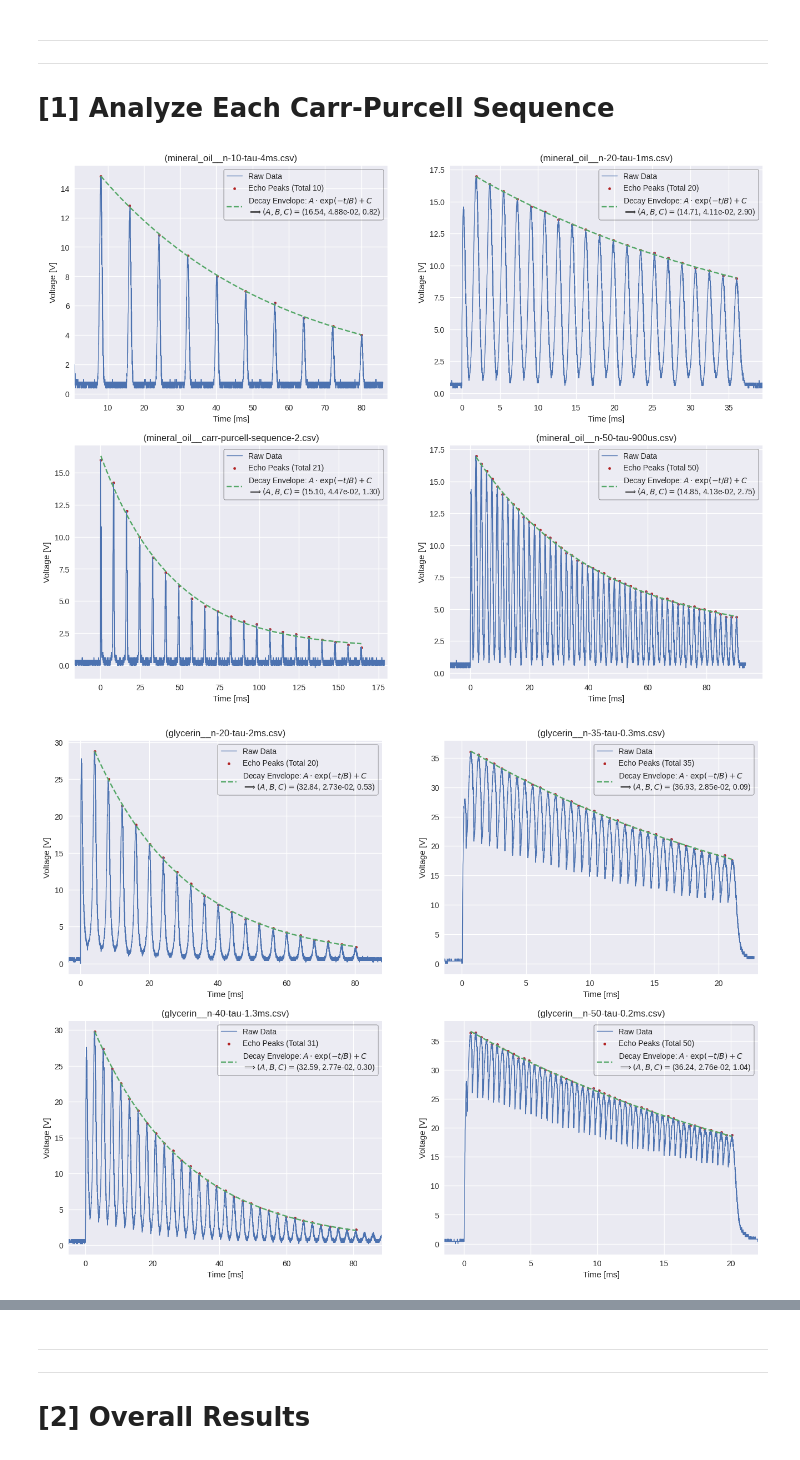
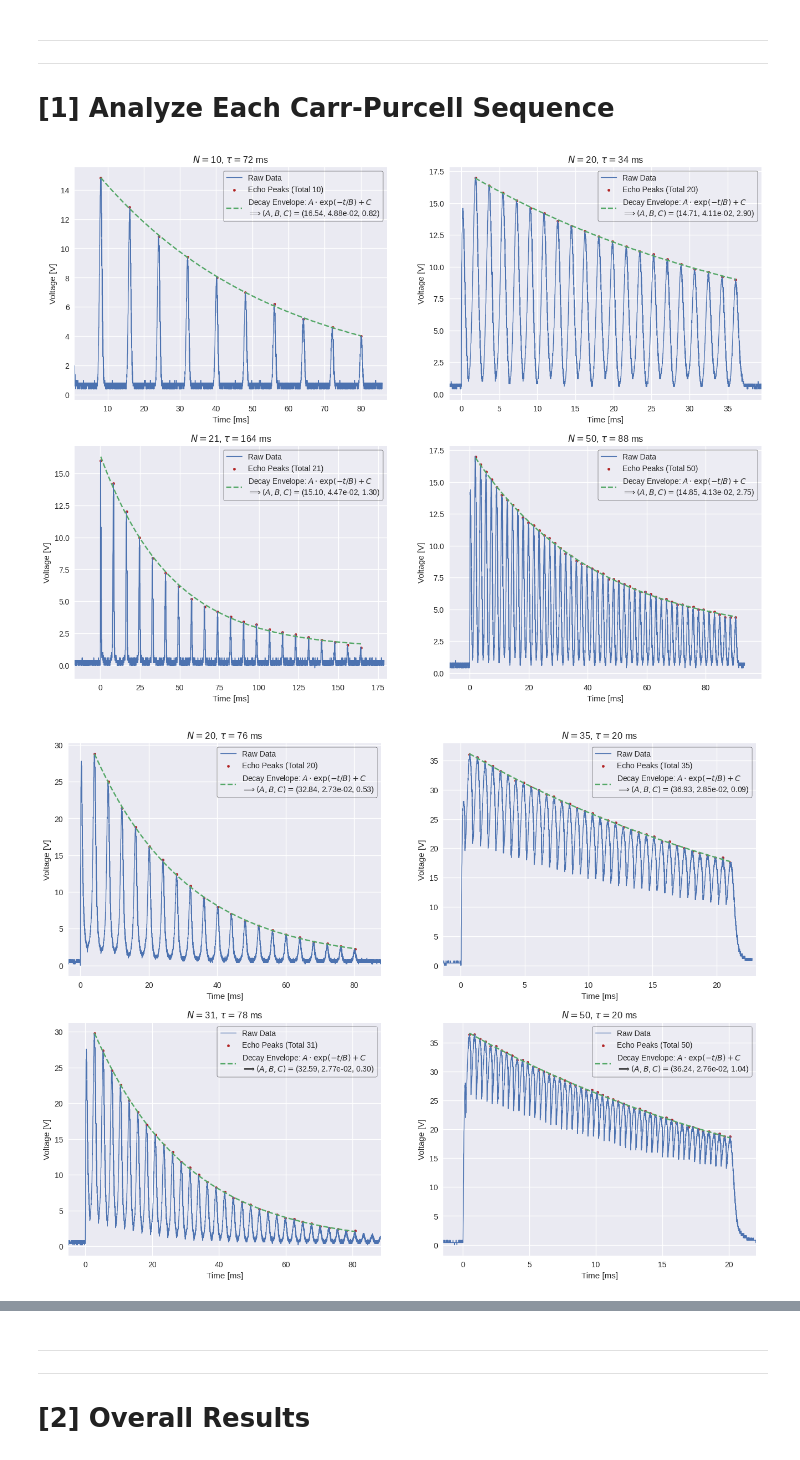
Before and after one commit to ahmedali6395/exp_modern_phys_388, a Jupyter notebook: nmr/purcell_v2.ipynb, the cells around one changed output, grey strips where cells are left out. Drawn from its saved outputs; the diff is of its cells as text; code cells hidden in the pictures.

Commit message:
code: add "N=..., tau=..." to title instead of filename

```diff
--- a/nmr/purcell_v2.ipynb
+++ b/nmr/purcell_v2.ipynb
@@ -22,7 +22,7 @@ def plot_purcell(
     cols            : tuple[int]   = [3,4],
     curve_fit_guess : tuple[float] = (10, 0.01, 1),
     idx_peaks2skip  : tuple[int]   = [],
-    title           : str          = '',
+    # title           : str          = '',
     tmin            : float        = None,  ## units of ms
     tmax            : float        = None,
     ax              : plt.Axes     = None,
@@ -157,7 +157,8 @@ def plot_purcell(
 
     ax.set_xlabel('Time [ms]')
     ax.set_ylabel('Voltage [V]')
-    ax.set_title(title)
+    # ax.set_title(title)
+
 
 
 
@@ -169,6 +170,17 @@ def plot_purcell(
         (t_min - padding*t_diff) * 1e3,
         (t_max + padding*t_diff) * 1e3,
     )
+
+
+
+
+    ax.set_title(
+        r'$N = $'
+        f'{len(idx_peaks)}, '
+        r'$\tau = $'
+        f'{t_diff * 1e3 :.0f} ms'
+    )
+
 
 
 
@@ -324,34 +336,34 @@ for compound, files in metadata.items():
     compound_name = compound.replace('_', ' ').title()
     fnames = list(files.items())
     n = len(fnames)
     rows = math.ceil(n / 2)
 
     fig, axes = plt.subplots(
         rows, 2,
         figsize=(8*2, 6*rows),
         squeeze=False
     )
     axes_flat = axes.flatten()
 
     for i, (fname, params) in enumerate(fnames):
         ax = axes_flat[i]
         # title = f"{compound_name}\n({fname})"
         # title = f"({fname})"
-        title = f'({compound}__{fname})'
+        # title = f'({compound}__{fname})'
         plot_purcell(
             dirpath_data / compound / fname,
             **params,
-            title=title,
+            # title=title,
             ax=ax
         )
 
     # hide any extra subplots
     for j in range(n, rows*2):
         fig.delaxes(axes_flat[j])
 
     # fig.suptitle(compound_name, fontsize=16)
     # fig.tight_layout(rect=[0, 0.03, 1, 0.95])
     plt.show()
 # %% [output]
-[figure, old version]
+[figure, new version]
-[figure, old version]
+[figure, new version]
```
Also changed, not shown: parts of 1 cell of this notebook.
